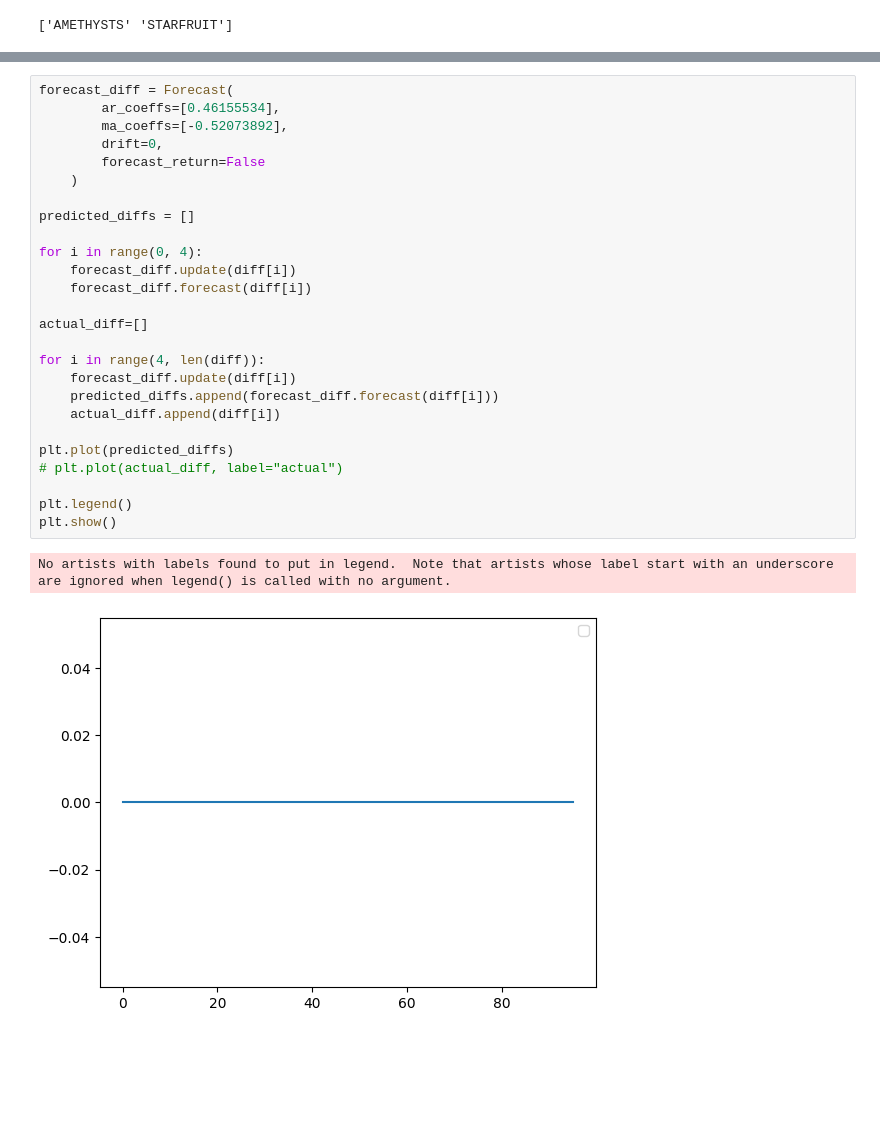
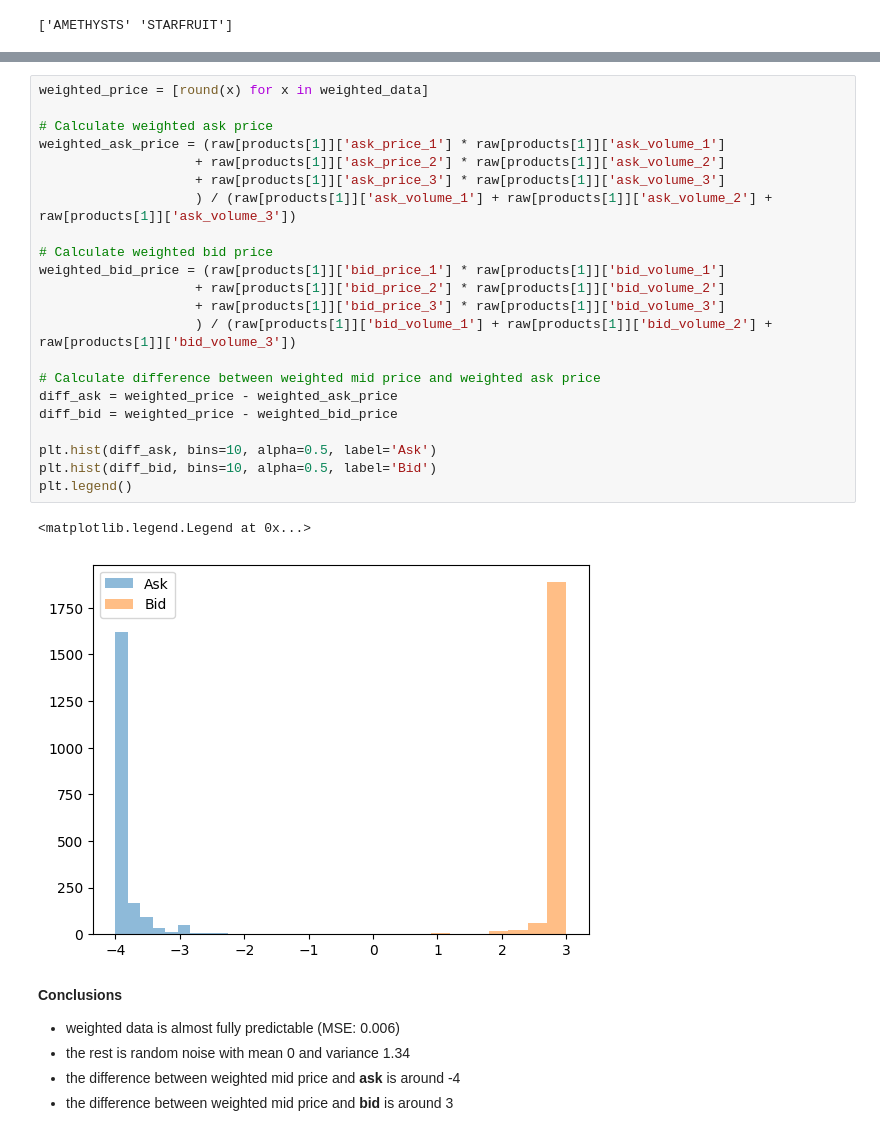
Before and after one commit to levladiator/Prosperity, a Jupyter notebook: src/forecaster-STARFRUIT.ipynb, the cells around one changed output, grey strips where cells are left out. Saved outputs shown, nothing was run; the diff lists cells and outputs as text; blank space fills up the shorter version.

```diff
--- a/src/forecaster-STARFRUIT.ipynb
+++ b/src/forecaster-STARFRUIT.ipynb
@@ -225,29 +301,31 @@ print(results.maparams)
-# %%
-forecast_diff = Forecast(
-        ar_coeffs=[0.46155534],
-        ma_coeffs=[-0.52073892],
-        drift=0,
-        forecast_return=False
-    )
-
-predicted_diffs = []
-
-for i in range(0, 4):
-    forecast_diff.update(diff[i])
-    forecast_diff.forecast(diff[i])
-
-actual_diff=[]
-
-for i in range(4, len(diff)):
-    forecast_diff.update(diff[i])
-    predicted_diffs.append(forecast_diff.forecast(diff[i]))
-    actual_diff.append(diff[i])
-
-plt.plot(predicted_diffs)
-# plt.plot(actual_diff, label="actual")
-
-plt.legend()
-plt.show()
-# %% [output]
-No artists with labels found to put in legend.  Note that artists whose label start with an underscore are ignored when legend() is called with no argument.
-[figure, removed]
+# %%
+weighted_price = [round(x) for x in weighted_data]
+
+# Calculate weighted ask price
+weighted_ask_price = (raw[products[1]]['ask_price_1'] * raw[products[1]]['ask_volume_1']
+                    + raw[products[1]]['ask_price_2'] * raw[products[1]]['ask_volume_2']
+                    + raw[products[1]]['ask_price_3'] * raw[products[1]]['ask_volume_3']
+                    ) / (raw[products[1]]['ask_volume_1'] + raw[products[1]]['ask_volume_2'] + raw[products[1]]['ask_volume_3'])
+
+# Calculate weighted bid price
+weighted_bid_price = (raw[products[1]]['bid_price_1'] * raw[products[1]]['bid_volume_1']
+                    + raw[products[1]]['bid_price_2'] * raw[products[1]]['bid_volume_2']
+                    + raw[products[1]]['bid_price_3'] * raw[products[1]]['bid_volume_3']
+                    ) / (raw[products[1]]['bid_volume_1'] + raw[products[1]]['bid_volume_2'] + raw[products[1]]['bid_volume_3'])
+
+# Calculate difference between weighted mid price and weighted ask price
+diff_ask = weighted_price - weighted_ask_price
+diff_bid = weighted_price - weighted_bid_price
+
+plt.hist(diff_ask, bins=10, alpha=0.5, label='Ask')
+plt.hist(diff_bid, bins=10, alpha=0.5, label='Bid')
+plt.legend()
+# %% [output]
+<matplotlib.legend.Legend at 0x...>
+[figure, added]
+# %% [markdown]
+**Conclusions**
+- weighted data is almost fully predictable (MSE: 0.006)
+- the rest is random noise with mean 0 and variance 1.34
+- the difference between weighted mid price and **ask** is around -4
+-  the difference between weighted mid price and **bid** is around 3
```
Also changed, not shown: parts of 18 cells of this notebook, 1 other file.
